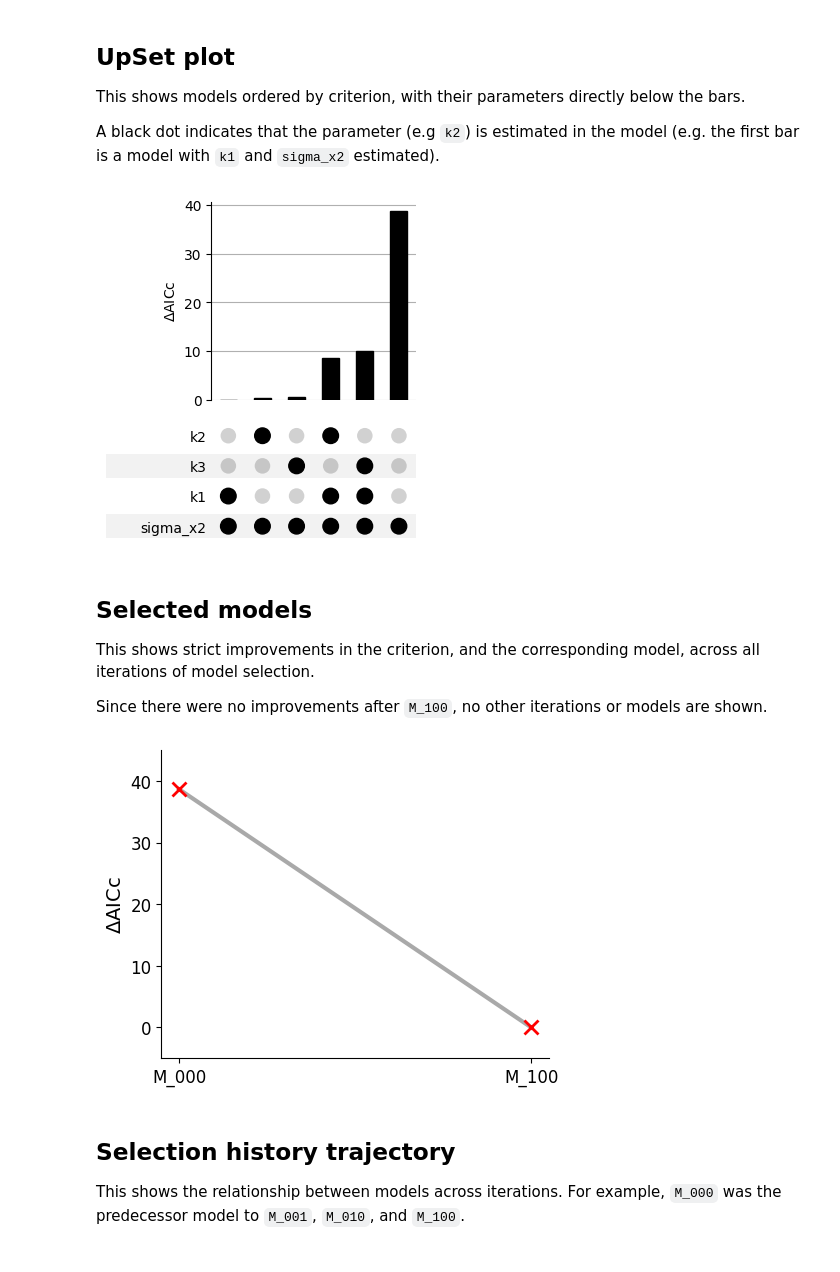
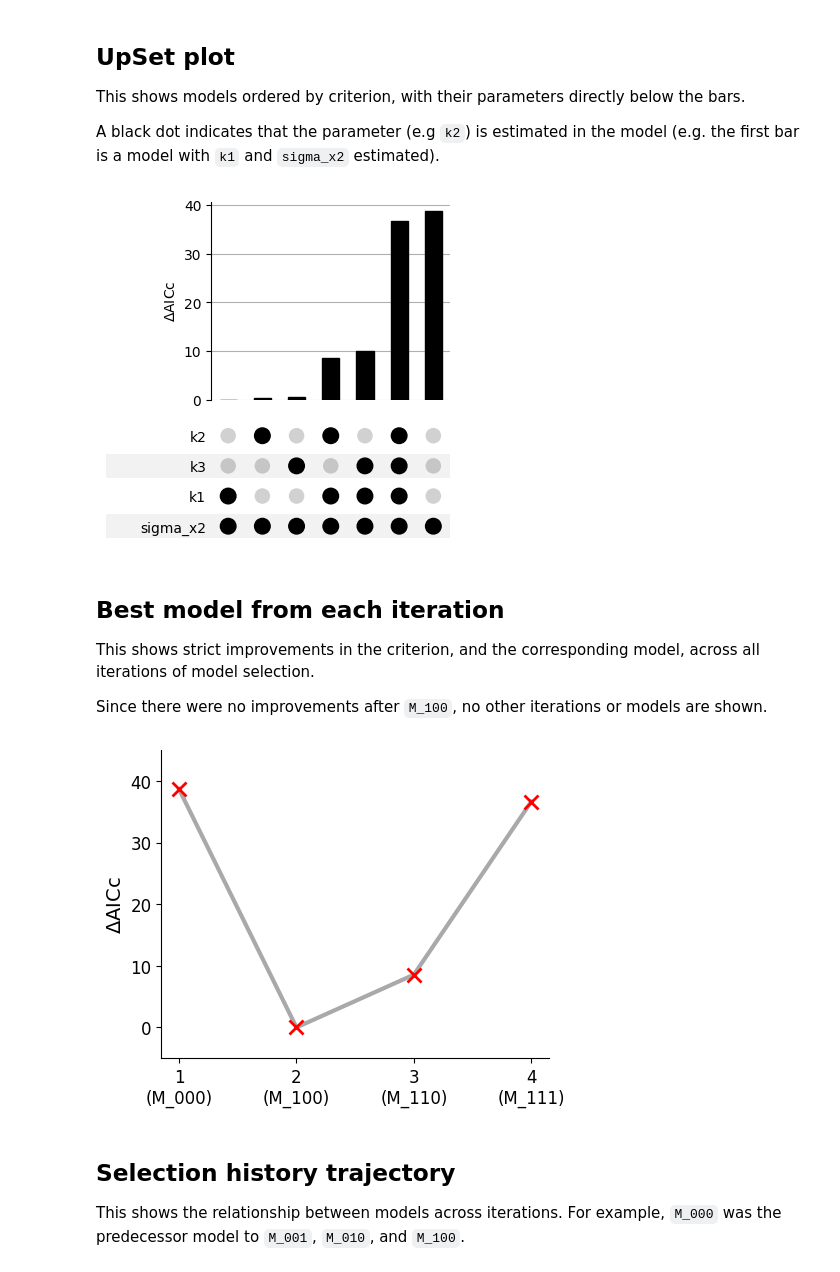
Before and after one commit to PEtab-dev/petab_select, a Jupyter notebook: doc/examples/visualization.ipynb, the cells around one changed output. Saved outputs shown, nothing was run; the diff lists cells and outputs as text; code cells hidden in the pictures.

```diff
--- a/doc/examples/visualization.ipynb
+++ b/doc/examples/visualization.ipynb
@@ -7,9 +7,12 @@ All dependencies for these plots can be installed with `pip install petab_select
 
 Here, some calibrated models that were saved to disk with `petab_select.model.models_to_yaml_list` are loaded and used as input. This is the result of a forward selection with the problem provided in `calibrated_models`.
 # %%
+import matplotlib
+
 import petab_select
 import petab_select.plot
+from petab_select import VIRTUAL_INITIAL_MODEL_HASH
 
-models = petab_select.models_from_yaml_list(
-    model_list_yaml="calibrated_models/calibrated_models.yaml"
+models = petab_select.Models.from_yaml(
+    "calibrated_models/calibrated_models.yaml"
 )
@@ -54,9 +40,9 @@ for model in models:
         "1" if value == petab_select.ESTIMATE else "0"
         for value in model.parameters.values()
     )
-labels[petab_select.ModelHash(petab_select.VIRTUAL_INITIAL_MODEL, "")] = (
-    "\n".join(petab_select.VIRTUAL_INITIAL_MODEL.split("_")).title()
-)
+labels[VIRTUAL_INITIAL_MODEL_HASH] = "\n".join(
+    petab_select.VIRTUAL_INITIAL_MODEL.split("_")
+).title()
 
 # Custom colors for some models
 colors = {
@@ -75,21 +61,21 @@ A black dot indicates that the parameter (e.g `k2`) is estimated in the model (e
 # %%
 petab_select.plot.upset(models=models, criterion=petab_select.Criterion.AICC);
 # %% [output]
-[figure, old version]
+[figure, new version]
 # %% [markdown]
-## Selected models
+## Best model from each iteration
 
 This shows strict improvements in the criterion, and the corresponding model, across all iterations of model selection.
 
 Since there were no improvements after `M_100`, no other iterations or models are shown.
 # %%
-petab_select.plot.line_selected(
+petab_select.plot.line_best_by_iteration(
     models=models,
     criterion=petab_select.Criterion.AICC,
     labels=labels,
 );
 # %% [output]
-[figure, old version]
+[figure, new version]
 # %% [markdown]
 ## Selection history trajectory
 
```
Also changed, not shown: parts of 7 cells of this notebook.
